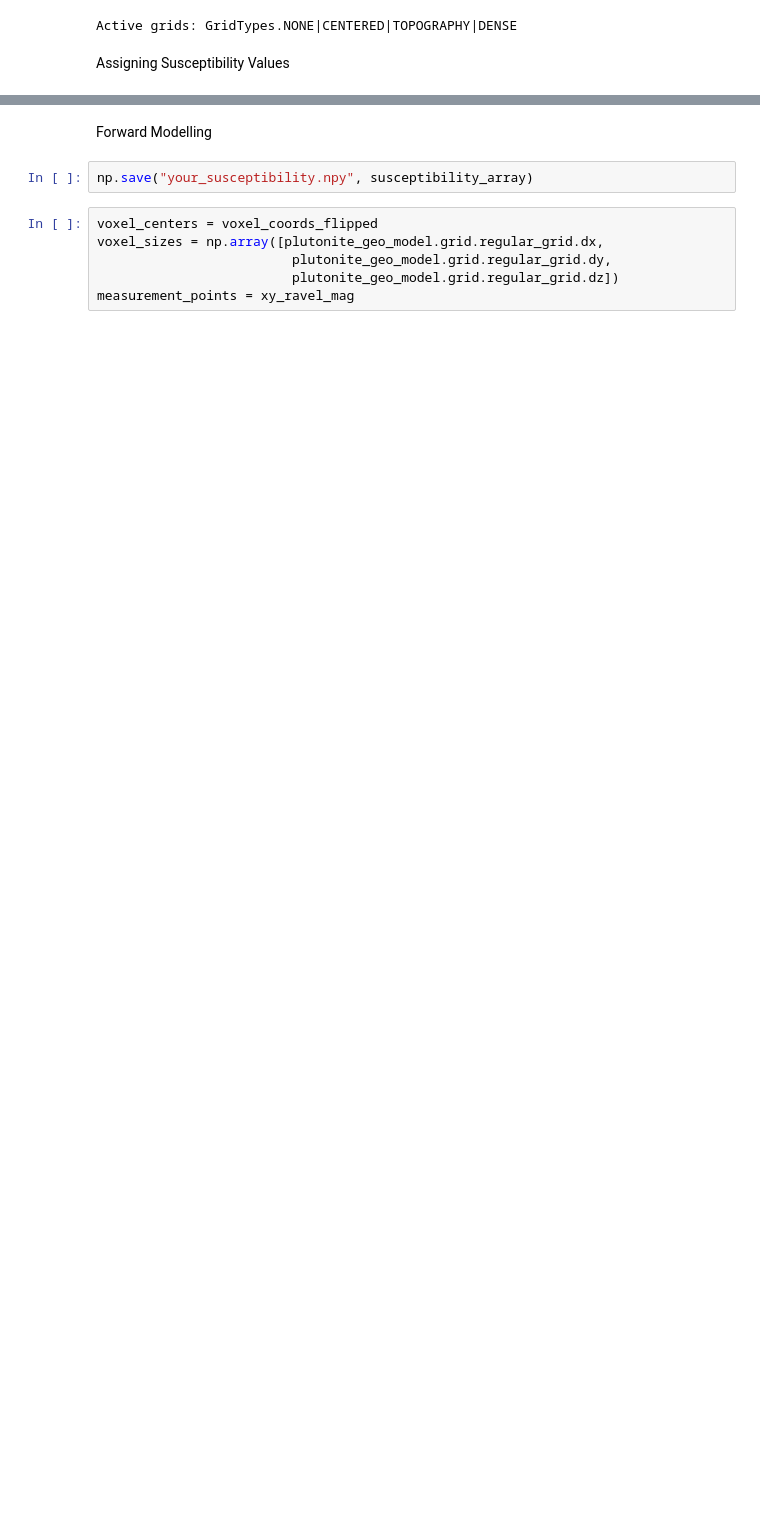
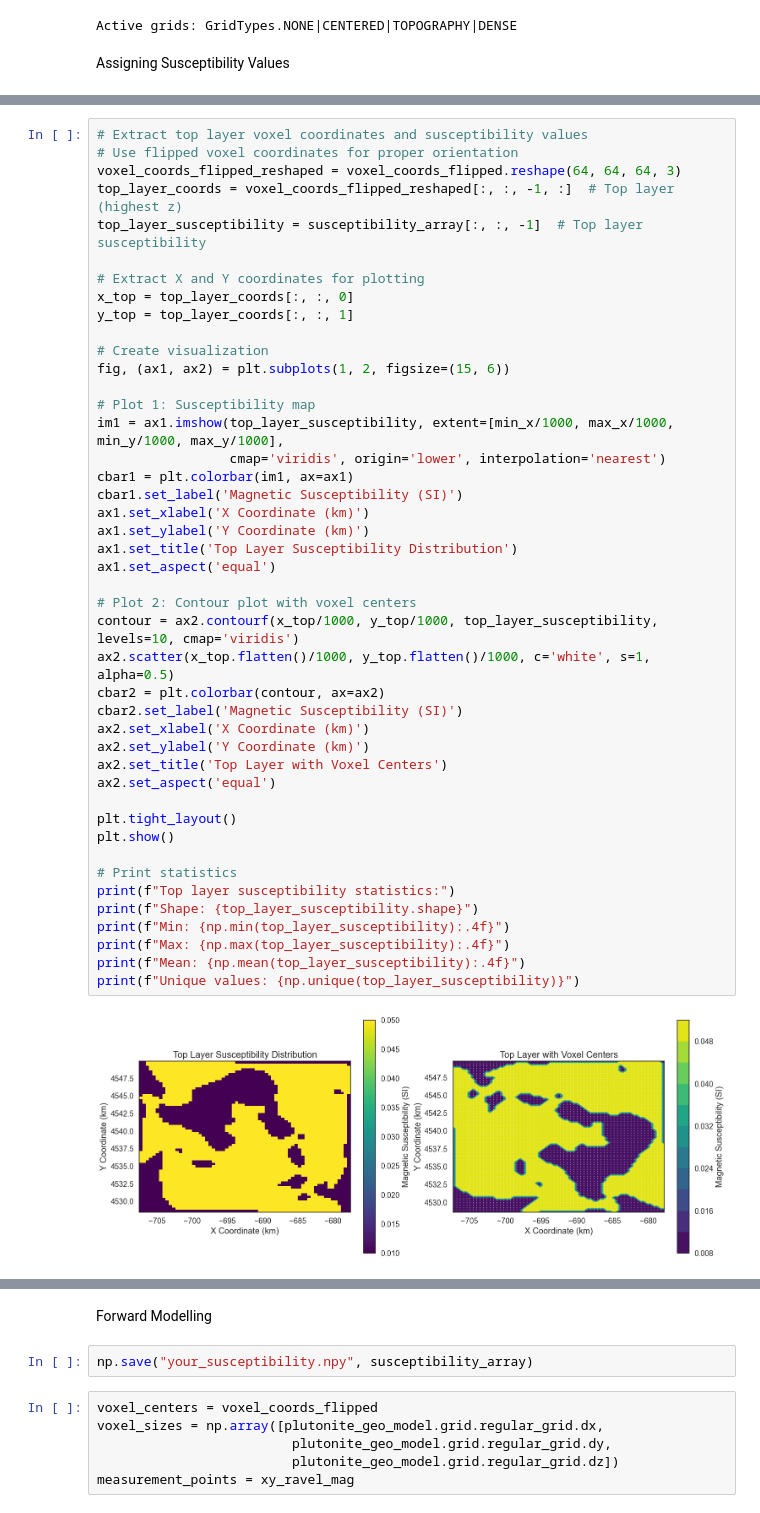
Before and after one commit to terranigma-solutions/Mineye-Terranigma, a Jupyter notebook: GeoModel/forward_modelling_magnetics.ipynb, the cells around one changed output, grey strips where cells are left out. Drawn from its saved outputs; the diff is of its cells as text; blank space fills up the shorter version.

```diff
--- a/GeoModel/forward_modelling_magnetics.ipynb
+++ b/GeoModel/forward_modelling_magnetics.ipynb
@@ -134,0 +139,46 @@ print(f"Susceptibility range: {np.min(susceptibility_array_flat):.3f} to {np.max
+# %%
+# Extract top layer voxel coordinates and susceptibility values
+# Use flipped voxel coordinates for proper orientation
+voxel_coords_flipped_reshaped = voxel_coords_flipped.reshape(64, 64, 64, 3)
+top_layer_coords = voxel_coords_flipped_reshaped[:, :, -1, :]  # Top layer (highest z)
+top_layer_susceptibility = susceptibility_array[:, :, -1]  # Top layer susceptibility
+
+# Extract X and Y coordinates for plotting
+x_top = top_layer_coords[:, :, 0]
+y_top = top_layer_coords[:, :, 1]
+
+# Create visualization
+fig, (ax1, ax2) = plt.subplots(1, 2, figsize=(15, 6))
+
+# Plot 1: Susceptibility map
+im1 = ax1.imshow(top_layer_susceptibility, extent=[min_x/1000, max_x/1000, min_y/1000, max_y/1000],
+                 cmap='viridis', origin='lower', interpolation='nearest')
+cbar1 = plt.colorbar(im1, ax=ax1)
+cbar1.set_label('Magnetic Susceptibility (SI)')
+ax1.set_xlabel('X Coordinate (km)')
+ax1.set_ylabel('Y Coordinate (km)')
+ax1.set_title('Top Layer Susceptibility Distribution')
+ax1.set_aspect('equal')
+
+# Plot 2: Contour plot with voxel centers
+contour = ax2.contourf(x_top/1000, y_top/1000, top_layer_susceptibility, levels=10, cmap='viridis')
+ax2.scatter(x_top.flatten()/1000, y_top.flatten()/1000, c='white', s=1, alpha=0.5)
+cbar2 = plt.colorbar(contour, ax=ax2)
+cbar2.set_label('Magnetic Susceptibility (SI)')
+ax2.set_xlabel('X Coordinate (km)')
+ax2.set_ylabel('Y Coordinate (km)')
+ax2.set_title('Top Layer with Voxel Centers')
+ax2.set_aspect('equal')
+
+plt.tight_layout()
+plt.show()
+
+# Print statistics
+print(f"Top layer susceptibility statistics:")
+print(f"Shape: {top_layer_susceptibility.shape}")
+print(f"Min: {np.min(top_layer_susceptibility):.4f}")
+print(f"Max: {np.max(top_layer_susceptibility):.4f}")
+print(f"Mean: {np.mean(top_layer_susceptibility):.4f}")
+print(f"Unique values: {np.unique(top_layer_susceptibility)}")
+# %% [output]
+[figure, added]
```
Also changed, not shown: parts of 17 cells of this notebook, 3 other files.
